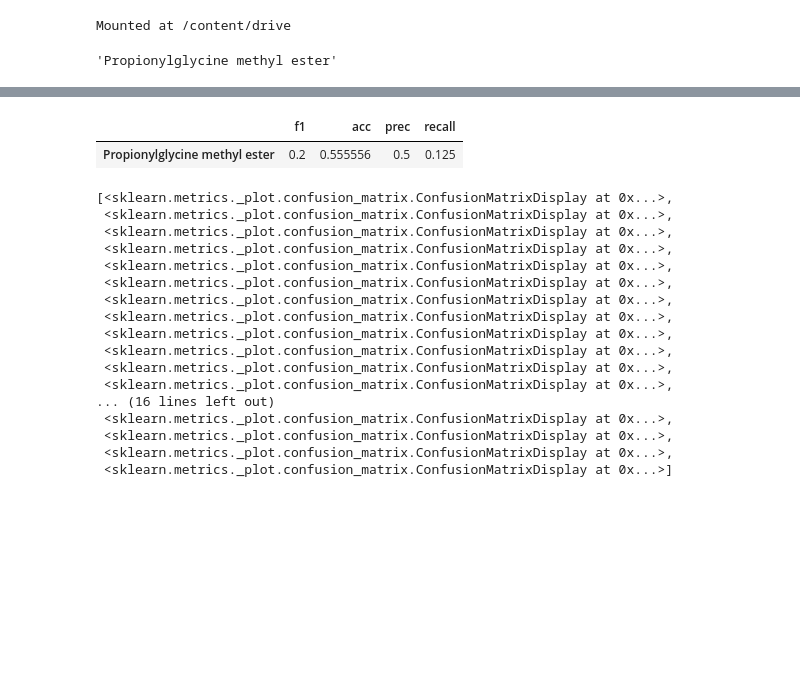
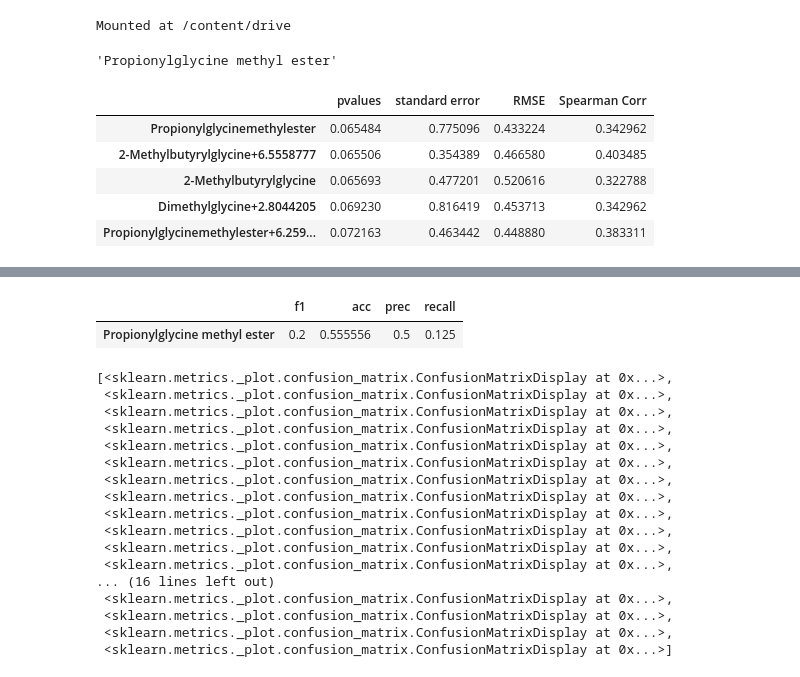
Before and after one commit to squinton-gcu/Data-Science, a Jupyter notebook: Thesis/Modules/Predictive_Analysis_Module.ipynb, the cells around one changed output, grey strips where cells are left out. Drawn from its saved outputs; the diff is of its cells as text; code cells hidden in the pictures; blank space fills up the shorter version.

```diff
--- a/Thesis/Modules/Predictive_Analysis_Module.ipynb
+++ b/Thesis/Modules/Predictive_Analysis_Module.ipynb
@@ -78,3 +78,12 @@ sort_stress_top_top_plasma_cor.index[0]
 'Propionylglycine methyl ester'
 # %%
 f1, acc, prec, recall, matrix = get_preds(plasma_trainX, plasma_testX, plasma_trainY, plasma_testY, sort_stress_top_all_plasma_cor.index[0])
+# %%
+sort_stress_top_all_plasma_cor.head()
+# %% [output]
+|  | pvalues | standard error | RMSE | Spearman Corr |
+| Propionylglycinemethylester | 0.065484 | 0.775096 | 0.433224 | 0.342962 |
+| 2-Methylbutyrylglycine+6.5558777 | 0.065506 | 0.354389 | 0.466580 | 0.403485 |
+| 2-Methylbutyrylglycine | 0.065693 | 0.477201 | 0.520616 | 0.322788 |
+| Dimethylglycine+2.8044205 | 0.069230 | 0.816419 | 0.453713 | 0.342962 |
+| Propionylglycinemethylester+6.259... | 0.072163 | 0.463442 | 0.448880 | 0.383311 |
```
Also changed, not shown: parts of 6 cells of this notebook.
